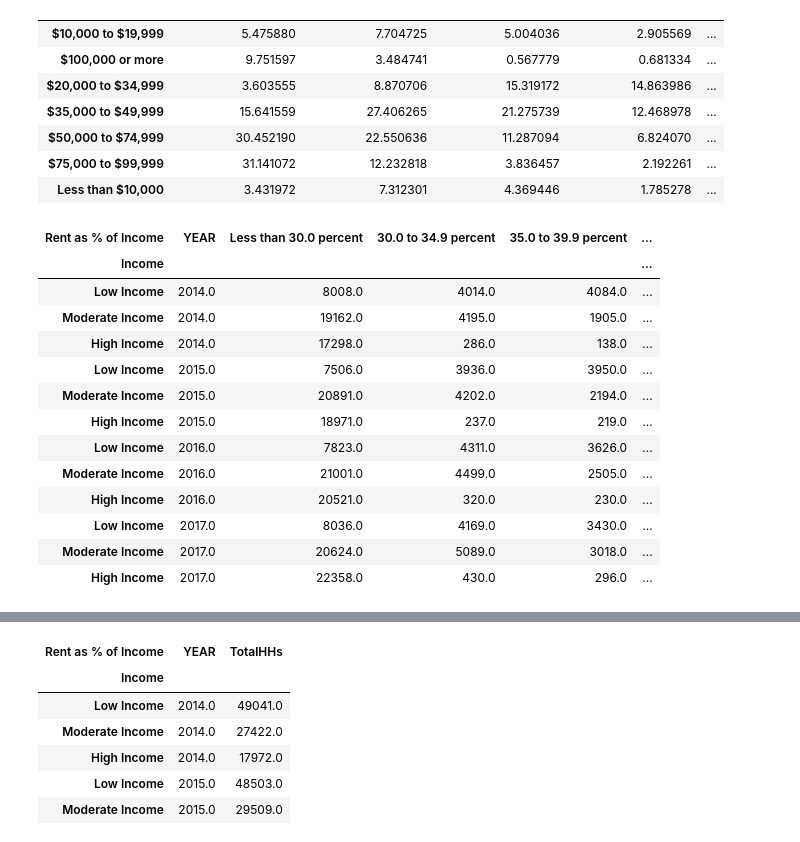
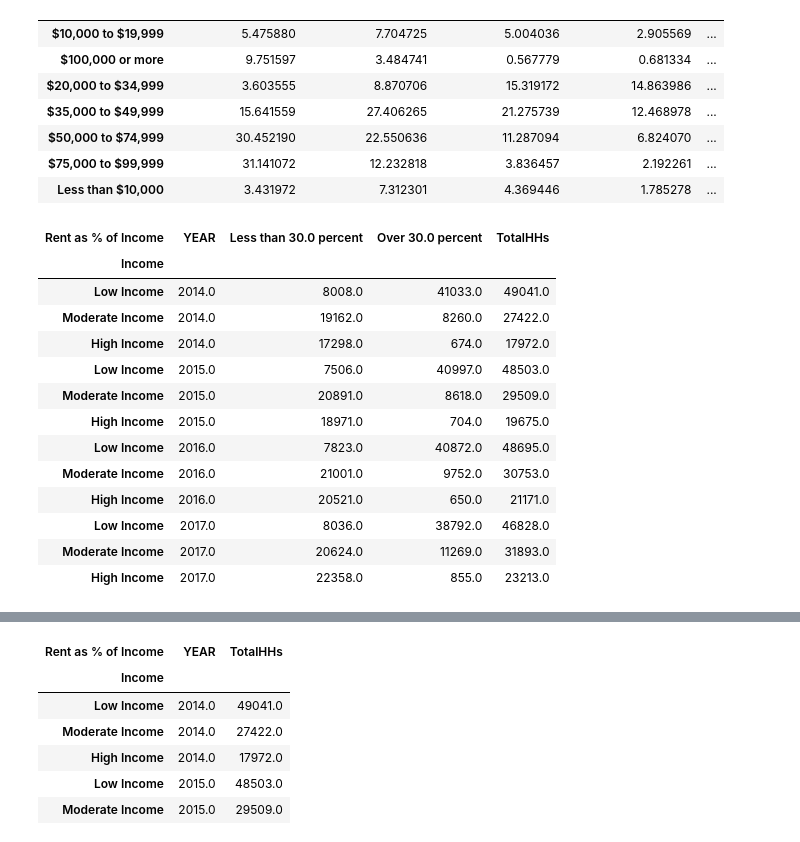
Before and after one commit to anovas2/AAHA, a Jupyter notebook: Testing0729.ipynb, the cells around one changed output, grey strips where cells are left out. Saved outputs shown, nothing was run; the diff lists cells and outputs as text; code cells hidden in the pictures.

```diff
--- a/Testing0729.ipynb
+++ b/Testing0729.ipynb
@@ -75,7 +75,7 @@ def getcensustables(table):
 tablestoloadcsv = pd.read_csv('data/tablestopull.csv')
 tablestoload = tablestoloadcsv['Tables'].tolist()
 
-tablestoload = ['B19013','B01003','B11001', 'B25064', 'B25074','B25063', 'B25061','B25056']
+tablestoload = ['B19013','B01003','B11001', 'B25064', 'B25074','B25063', 'B25061','B25056','B00002','B25001','B25122']
 
 #Allvariables Table
 allvariablescsv = pd.read_csv('data/allvariables.csv')
@@ -761,47 +776,51 @@ for year in years:
 
     #percentrentbyincomepv = percentrentbyincomepv.div(percentrentbyincomepv.TotalHHs, axis=0)*100
 
     #percentrentbyincomepv.append(percentrentbyincomepv.sum())
 
     oldindex = percentrentbyincomepv.index.tolist()
 
     percentrentbyincomepv.loc['Low Income'] = percentrentbyincomepv.loc['$10,000 to $19,999'] + percentrentbyincomepv.loc['Less than $10,000'] + percentrentbyincomepv.loc['$20,000 to $34,999']
     percentrentbyincomepv.loc['Moderate Income'] = percentrentbyincomepv.loc['$35,000 to $49,999'] + percentrentbyincomepv.loc['$50,000 to $74,999']
     percentrentbyincomepv.loc['High Income'] = percentrentbyincomepv.loc['$75,000 to $99,999'] + percentrentbyincomepv.loc['$100,000 or more']
     percentrentbyincomepv.drop(axis=0, index=oldindex, inplace=True)
 
 
     under30 = ['20.0 to 24.9 percent','25.0 to 29.9 percent','Less than 20.0 percent']
+    over30 = ['30.0 to 34.9 percent','35.0 to 39.9 percent','40.0 to 49.9 percent', '50.0 percent or more']
     #percentrentbyincomepv['Less than 30.0 percent'] = percentrentbyincomepv['20.0 to 24.9 percent'] + \
      #   percentrentbyincomepv['20.0 to 24.9 percent'] + \
       #  percentrentbyincomepv['Less than 20.0 percent']
 
     percentrentbyincomepv['Less than 30.0 percent'] = percentrentbyincomepv[under30].sum(axis=1)
     percentrentbyincomepv.drop(axis=1, columns=under30, inplace=True)
 
+    percentrentbyincomepv['Over 30.0 percent'] = percentrentbyincomepv[over30].sum(axis=1)
+    percentrentbyincomepv.drop(axis=1, columns=over30, inplace=True)
+
     percentrentbyincomepv['YEAR'] = year
 
     percentrentbyincomesum = percentrentbyincomesum.append(percentrentbyincomepv)
 
 
-orderedcols = ['YEAR', 'Less than 30.0 percent', '30.0 to 34.9 percent', '35.0 to 39.9 percent', '40.0 to 49.9 percent', '50.0 percent or more', 'TotalHHs']
+orderedcols = ['YEAR', 'Less than 30.0 percent', 'Over 30.0 percent', 'TotalHHs']
 percentrentbyincomesum = percentrentbyincomesum.loc[:, orderedcols]
 
 display(percentrentbyincomesum)
 # %% [output]
-| Rent as % of Income | YEAR | Less than 30.0 percent | 30.0 to 34.9 percent | 35.0 to 39.9 percent | ... |
-| Income |  |  |  |  | ... |
-| Low Income | 2014.0 | 8008.0 | 4014.0 | 4084.0 | ... |
-| Moderate Income | 2014.0 | 19162.0 | 4195.0 | 1905.0 | ... |
-| High Income | 2014.0 | 17298.0 | 286.0 | 138.0 | ... |
-| Low Income | 2015.0 | 7506.0 | 3936.0 | 3950.0 | ... |
-| Moderate Income | 2015.0 | 20891.0 | 4202.0 | 2194.0 | ... |
-| High Income | 2015.0 | 18971.0 | 237.0 | 219.0 | ... |
-| Low Income | 2016.0 | 7823.0 | 4311.0 | 3626.0 | ... |
-| Moderate Income | 2016.0 | 21001.0 | 4499.0 | 2505.0 | ... |
-| High Income | 2016.0 | 20521.0 | 320.0 | 230.0 | ... |
-| Low Income | 2017.0 | 8036.0 | 4169.0 | 3430.0 | ... |
-| Moderate Income | 2017.0 | 20624.0 | 5089.0 | 3018.0 | ... |
-| High Income | 2017.0 | 22358.0 | 430.0 | 296.0 | ... |
+| Rent as % of Income | YEAR | Less than 30.0 percent | Over 30.0 percent | TotalHHs |
+| Income |  |  |  |  |
+| Low Income | 2014.0 | 8008.0 | 41033.0 | 49041.0 |
+| Moderate Income | 2014.0 | 19162.0 | 8260.0 | 27422.0 |
+| High Income | 2014.0 | 17298.0 | 674.0 | 17972.0 |
+| Low Income | 2015.0 | 7506.0 | 40997.0 | 48503.0 |
+| Moderate Income | 2015.0 | 20891.0 | 8618.0 | 29509.0 |
+| High Income | 2015.0 | 18971.0 | 704.0 | 19675.0 |
+| Low Income | 2016.0 | 7823.0 | 40872.0 | 48695.0 |
+| Moderate Income | 2016.0 | 21001.0 | 9752.0 | 30753.0 |
+| High Income | 2016.0 | 20521.0 | 650.0 | 21171.0 |
+| Low Income | 2017.0 | 8036.0 | 38792.0 | 46828.0 |
+| Moderate Income | 2017.0 | 20624.0 | 11269.0 | 31893.0 |
+| High Income | 2017.0 | 22358.0 | 855.0 | 23213.0 |
 # %%
 # Generate the Plot (with Error Bars)
```
Also changed, not shown: parts of 6 cells of this notebook, 2 other files.
